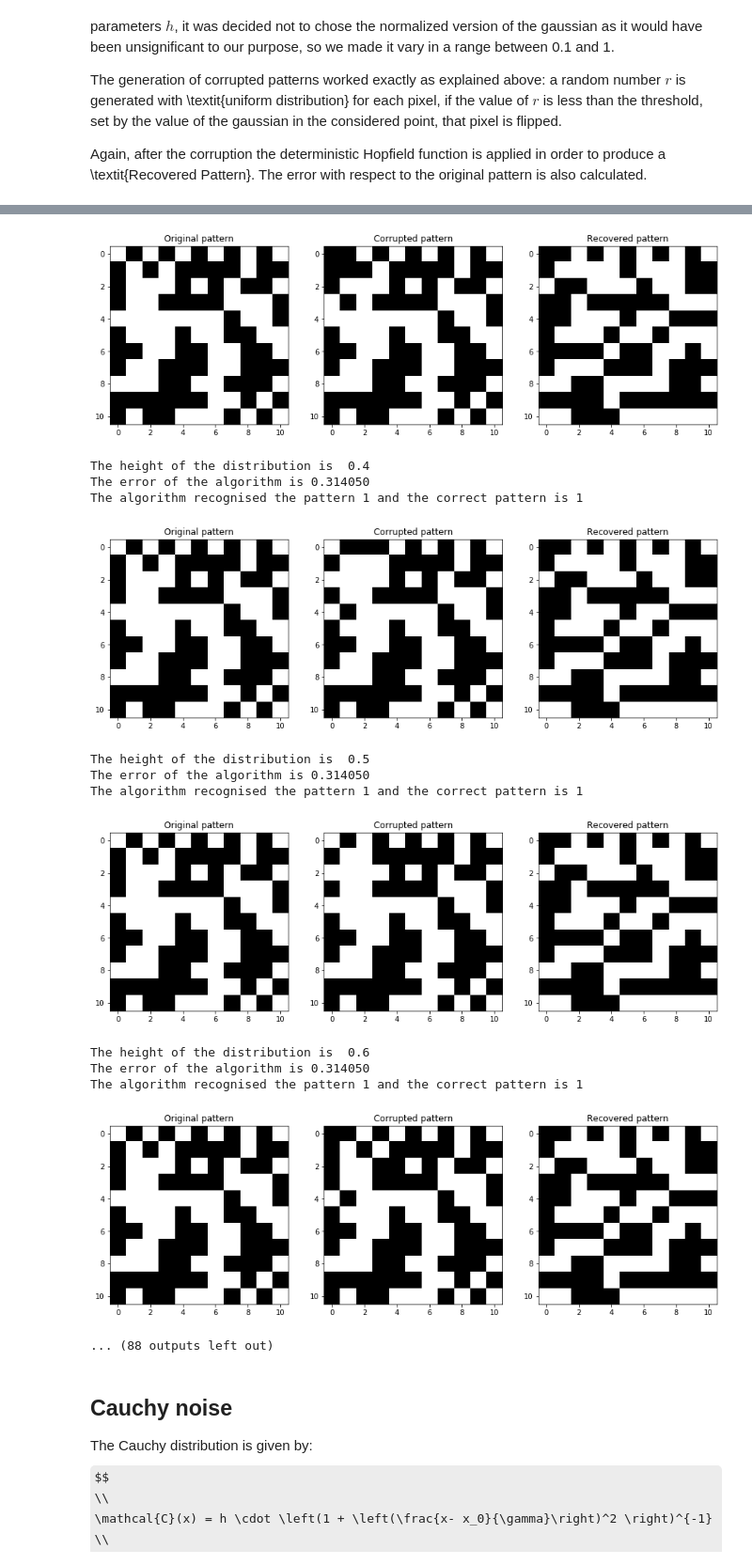
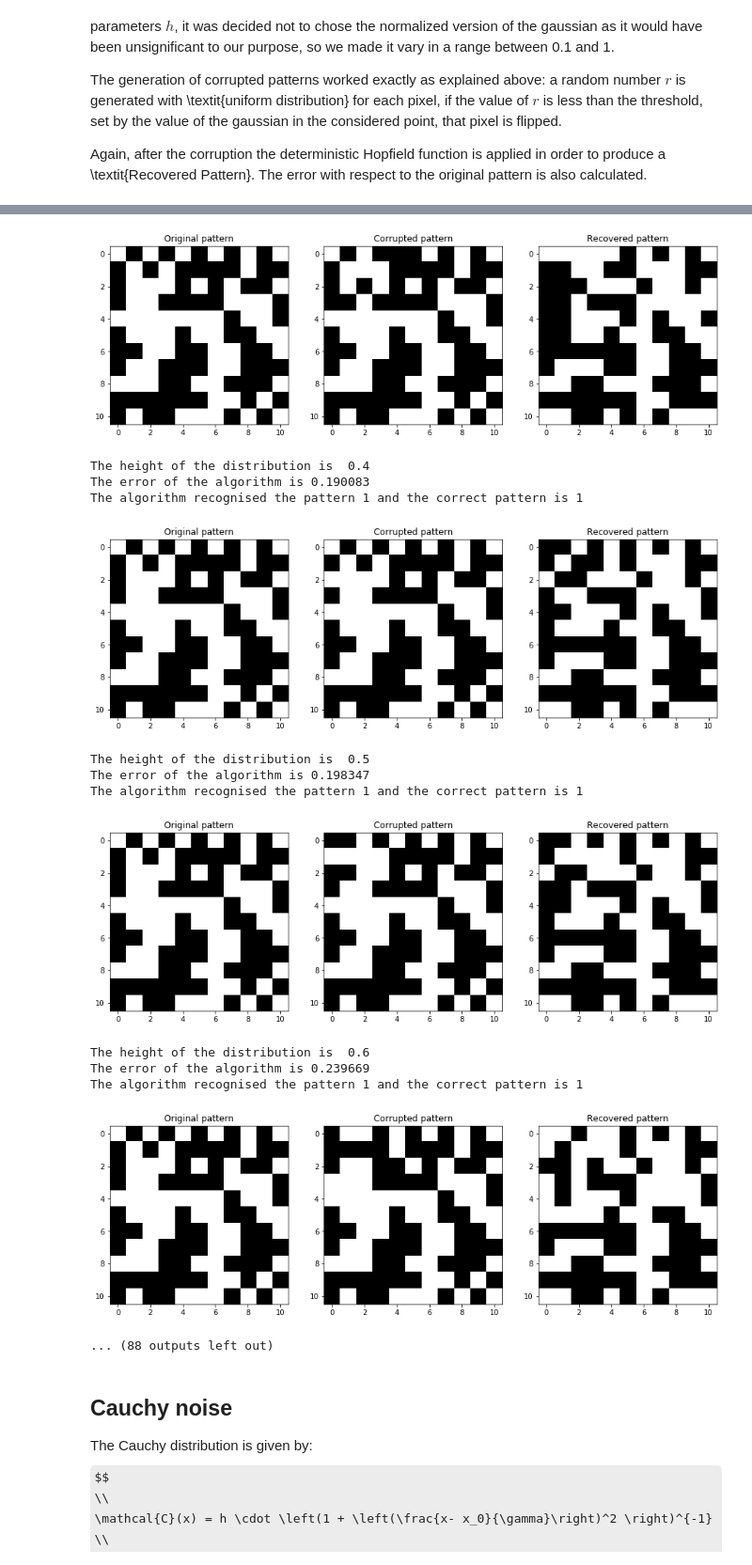
Before and after one commit to mballarin97/Hopfield-project, a Jupyter notebook: Deterministic Corruption.ipynb, the cells around one changed output, grey strips where cells are left out. Shown at 94% size. Drawn from its saved outputs; the diff is of its cells as text; code cells hidden in the pictures; some formulas as TeX source.

```diff
--- a/Deterministic Corruption.ipynb
+++ b/Deterministic Corruption.ipynb
@@ -131,7 +132,7 @@ def algorithm(xi, idx, yi):
     wrong_pixels = error_im(xi[idx],sys)
     assigned_pattern = assign_pattern(xi,sys)
 
-    return wrong_pixels, assigned_pattern
+    return wrong_pixels, assigned_pattern, sys
 # %% [markdown]
 ## Uniform noise
 
@@ -152,7 +153,7 @@ def corrupt_uniform(sys, q): # q probability to flip the pixel
 
 idx = 1
 yi = corrupt_uniform(xi[idx],0.1)
-algorithm(xi, idx, yi)
+wrong_pixels, assigned_pattern, sys =algorithm(xi, idx, yi)
 print('The error of the algorithm is %f' %(wrong_pixels))
 print('The algorithm recognised the pattern %i and the correct pattern is %i' %(assigned_pattern,idx))
 plot(xi[idx], yi, sys)
@@ -210,7 +211,7 @@ for k in centroids:
     for h in heights:
         print('The height of the distribution is ', h)
         yi = corrupt_norm(xi[idx], k, h)
-        algorithm(xi, idx, yi)
+        wrong_pixels, assigned_pattern, sys = algorithm(xi, idx, yi)
         print('The error of the algorithm is %f' %(wrong_pixels))
         print('The algorithm recognised the pattern %i and the correct pattern is %i' %(assigned_pattern,idx))
         plot(xi[idx], yi, sys)
@@ -230,17 +231,17 @@ The error of the algorithm is 0.314050
 The algorithm recognised the pattern 1 and the correct pattern is 1
-[figure, old version]
+[figure, new version]
 The height of the distribution is  0.4
-The error of the algorithm is 0.314050
+The error of the algorithm is 0.190083
 The algorithm recognised the pattern 1 and the correct pattern is 1
-[figure, old version]
+[figure, new version]
 The height of the distribution is  0.5
-The error of the algorithm is 0.314050
+The error of the algorithm is 0.198347
 The algorithm recognised the pattern 1 and the correct pattern is 1
-[figure, old version]
+[figure, new version]
 The height of the distribution is  0.6
-The error of the algorithm is 0.314050
+The error of the algorithm is 0.239669
 The algorithm recognised the pattern 1 and the correct pattern is 1
-[figure, old version]
+[figure, new version]
 ... (88 outputs left out)
 # %% [markdown]
 ## Cauchy noise
```
Also changed, not shown: parts of 14 cells of this notebook.
